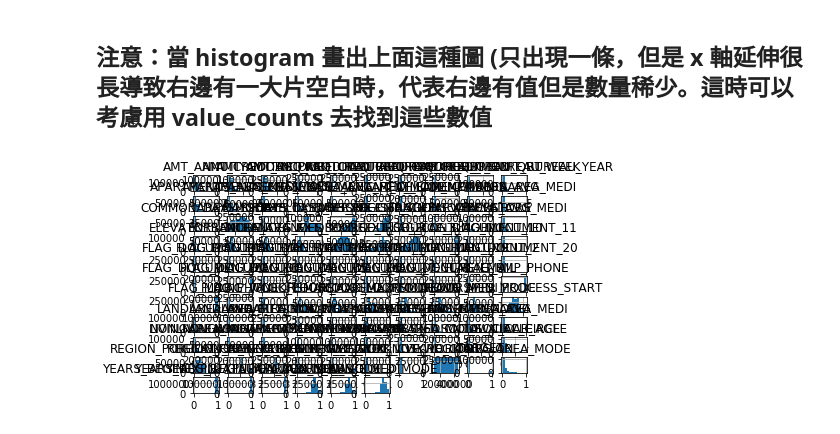
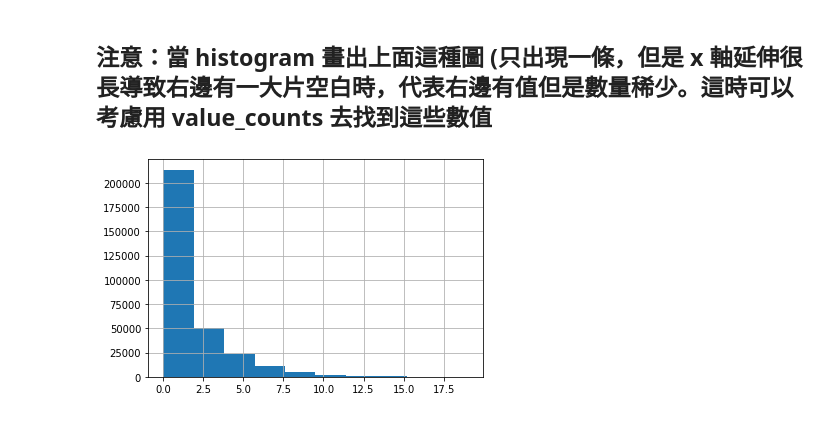
Before and after one commit to alice31229/3rd-ML100Days, a Jupyter notebook: homework/Day_009_HW.ipynb, the cells around one changed output. Drawn from its saved outputs; the diff is of its cells as text; code cells hidden in the pictures.

```diff
--- a/homework/Day_009_HW.ipynb
+++ b/homework/Day_009_HW.ipynb
@@ -224,14 +224,12 @@ Name: OBS_60_CNT_SOCIAL_CIRCLE, dtype: int64
 # %%
 # 把一些極端值暫時去掉，在繪製一次 Histogram
 # 選擇 OBS_60_CNT_SOCIAL_CIRCLE 小於 20 的資料點繪製
 """
 Your Code Here
 """
-#loc_a =
-#loc_b =
 
-keep_indexs = app_train['OBS_60_CNT_SOCIAL_CIRCLE']< 20
-app_train[keep_indexs].hist()
+keep_indexs = app_train['OBS_60_CNT_SOCIAL_CIRCLE'] < 20
+app_train[keep_indexs].OBS_60_CNT_SOCIAL_CIRCLE.hist()
 plt.show()
 # %% [output]
-[figure, old version]
+[figure, new version]
```
